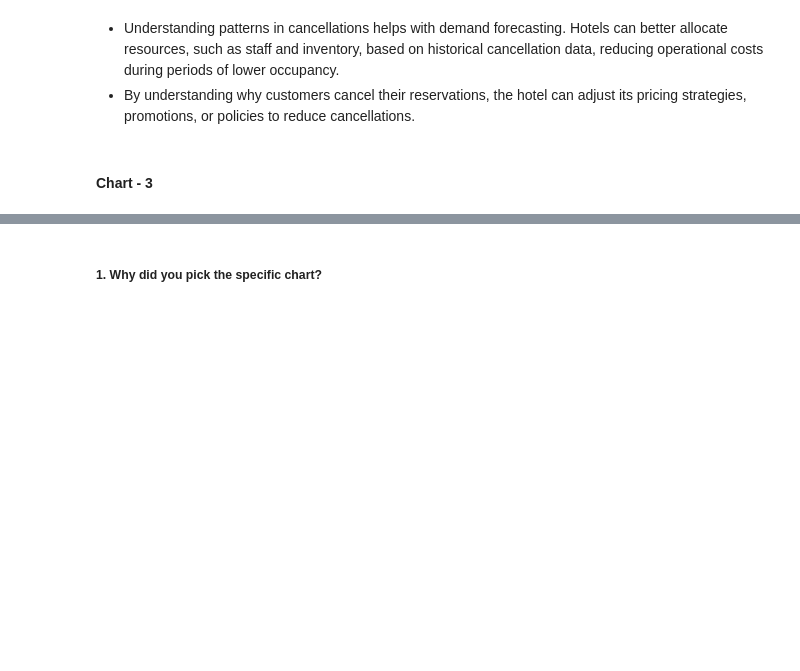
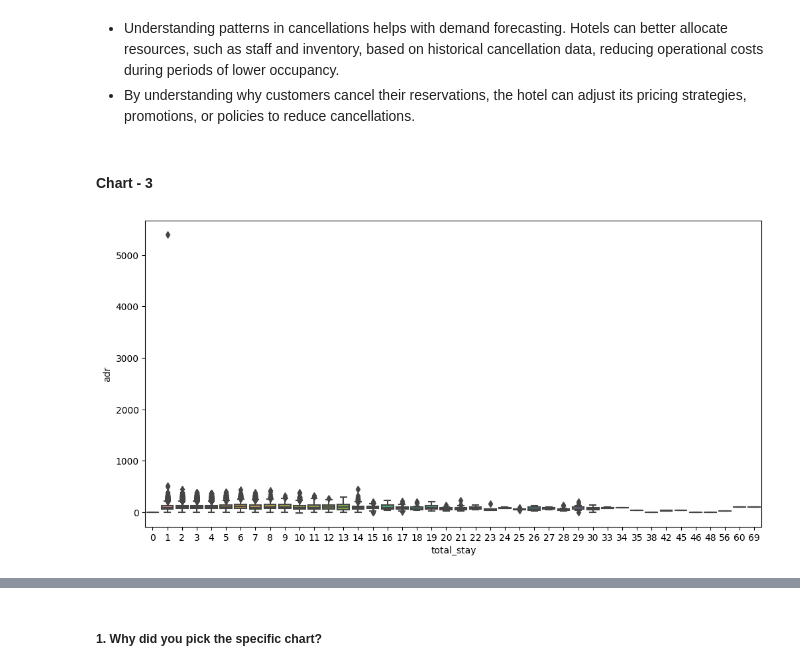
Before and after one commit to Hrishik-D/CapstoneProject_EDA_Hotel_Analysis, a Jupyter notebook: EDA_Hotel_Analysis_Individual.ipynb, the cells around one changed output, grey strips where cells are left out. Drawn from its saved outputs; the diff is of its cells as text; code cells hidden in the pictures; blank space fills up the shorter version.

```diff
--- a/EDA_Hotel_Analysis_Individual.ipynb
+++ b/EDA_Hotel_Analysis_Individual.ipynb
@@ -432,0 +436,7 @@ Are there any insights that lead to negative growth? Justify with specific reaso
+# %%
+# Chart - 3 visualization code
+plt.figure(figsize = (12,6))
+sns.boxplot(y = 'adr', x = 'total_stay', data = df1)
+plt.show()
+# %% [output]
+[figure, added]
```
Also changed, not shown: parts of 19 cells of this notebook.
